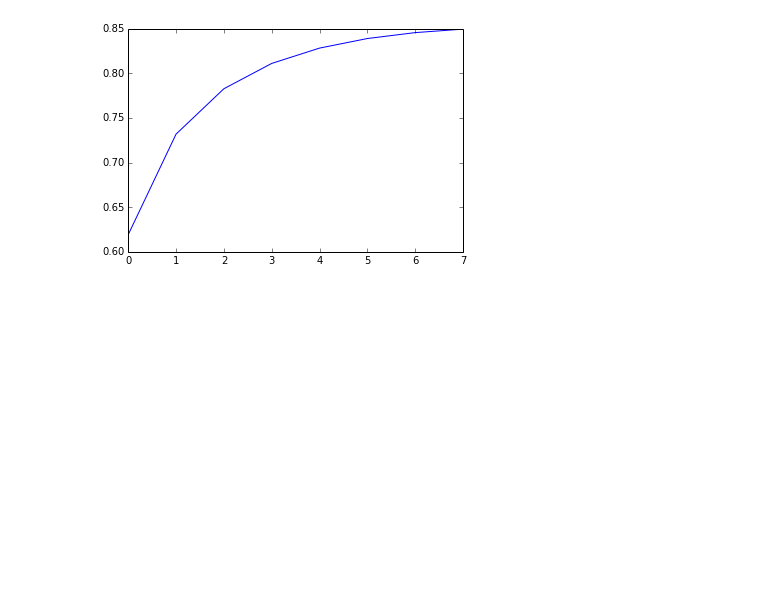
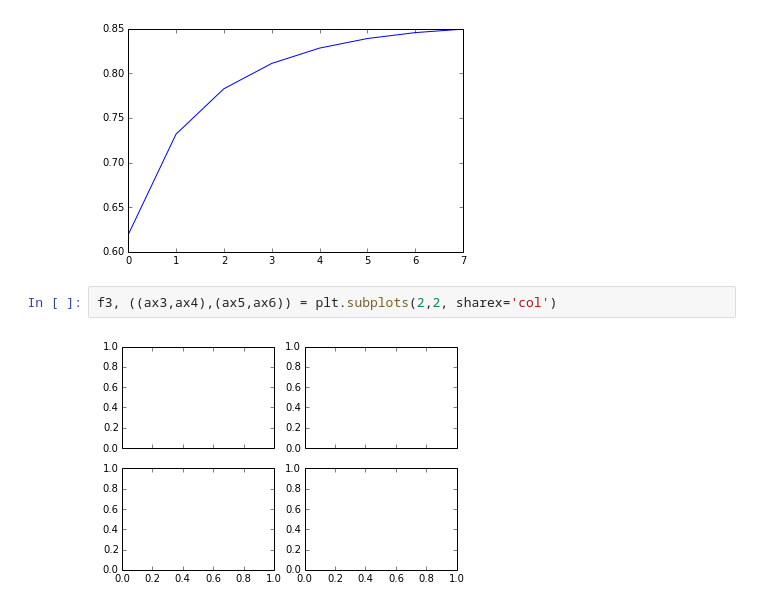
Before and after one commit to jedman/numerics, a Jupyter notebook: src1/heatequation.ipynb, the cells around one changed output. Saved outputs shown, nothing was run; the diff lists cells and outputs as text; blank space fills up the shorter version.

```diff
--- a/src1/heatequation.ipynb
+++ b/src1/heatequation.ipynb
@@ -337,3 +365,7 @@ plot(p[1:-2])
 # %% [output]
 [<matplotlib.lines.Line2D at 0x...>]
 [figure]
+# %%
+f3, ((ax3,ax4),(ax5,ax6)) = plt.subplots(2,2, sharex='col')
+# %% [output]
+[figure, added]
```
Also changed, not shown: parts of 11 cells of this notebook, 5 other files.
